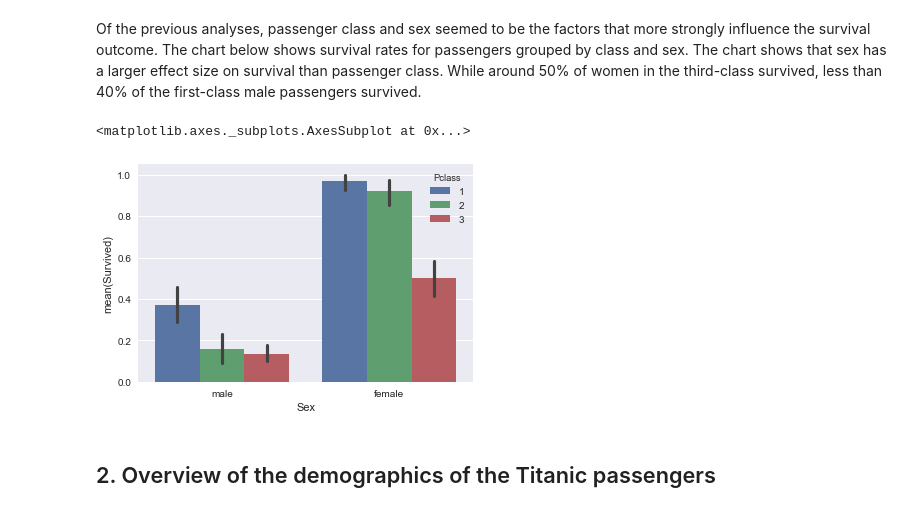
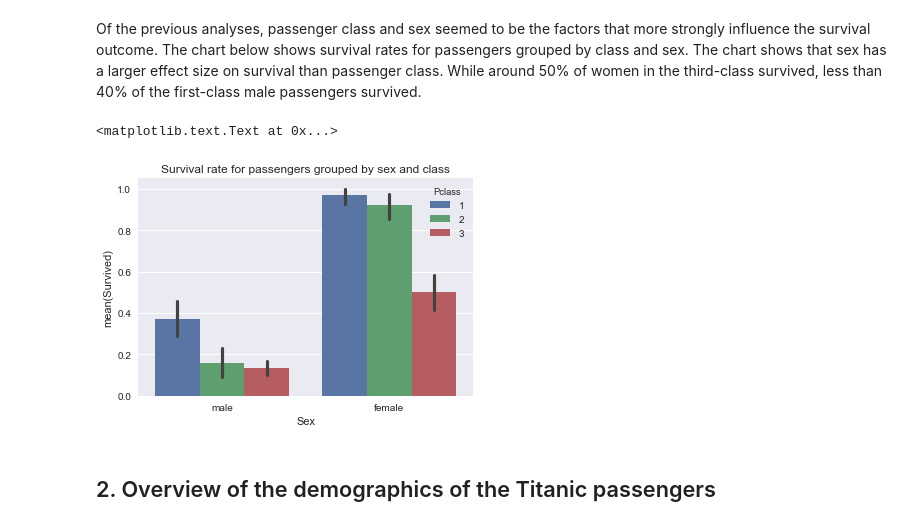
Before and after one commit to DiogoAdaoeSilva/DAND, a Jupyter notebook: p2/Investigate a dataset.ipynb, the cells around one changed output. Drawn from its saved outputs; the diff is of its cells as text; code cells hidden in the pictures.

```diff
--- a/p2/Investigate a dataset.ipynb
+++ b/p2/Investigate a dataset.ipynb
@@ -106,0 +113,23 @@ dropnull_fares_df = titanic_df[titanic_df['Fare']!=0.0]
+# %%
+import numpy as np
+
+# find out how many fares need to be replaced
+print('number of fares to be replaced:')
+print(len(titanic_df[titanic_df['Fare']==0]))
+
+# mean fare value for each passenger class
+print('mean fares by passenger class')
+print(titanic_df.groupby('Pclass')['Fare'].mean())
+
+# create FareNew column, fill with values from 'Fare' column or with the mean age of the respective passenger class
+# the following function was taken from Udacity´s student forum
+def replace_fare(grp):
+    grp['FareNew'] = np.where(((grp['Fare'] ==0) | (grp['Fare'].isnull())), grp['Fare'].mean(),grp['Fare'])
+    return grp
+
+titanic_df = titanic_df.groupby('Pclass').apply(replace_fare)
+
+# print the results to compare
+print(titanic_df[((titanic_df['Fare'] ==0) | (titanic_df['Fare'].isnull()))][['FareNew','Fare','Pclass']])
+
+titanic_df.drop(['Fare'], axis=1, inplace=True)
@@ -106,0 +162,8 @@ dropnull_fares_df = titanic_df[titanic_df['Fare']!=0.0]
+# %%
+# add column 'cabin-letter' with first character of value in column 'Cabin'
+titanic_df['cabin-letter'] = titanic_df['Cabin'].str[0]
+
+# group unique cabin-letter values by passenger class
+for i in range(1,4):
+    print('Pclass {}: {}'.format(i, sorted(titanic_df[titanic_df['Cabin'].notnull()\
+                                                      & (titanic_df['Pclass'] == i)]['cabin-letter'].unique())))
@@ -106,0 +176,3 @@ dropnull_fares_df = titanic_df[titanic_df['Fare']!=0.0]
+# %%
+# remove columns Cabin and cabin-letter
+titanic_df.drop(['Cabin', 'cabin-letter'], axis=1, inplace=True)
@@ -106,0 +181,2 @@ dropnull_fares_df = titanic_df[titanic_df['Fare']!=0.0]
+# %%
+titanic_df['Embarked'].fillna('S', inplace=True)
@@ -326,9 +403,10 @@ The above chart does not contain all outliers, which were excluded by limiting t
 Of the previous analyses, passenger class and sex seemed to be the factors that more strongly influence the survival outcome. The chart below shows survival rates for passengers grouped by class and sex. The chart shows that sex has a larger effect size on survival than passenger class. While around 50% of women in the third-class survived, less than 40% of the first-class male passengers survived.
 # %%
 sns.barplot(x="Sex", y="Survived", hue="Pclass", data=titanic_df)
+plt.title('Survival rate for passengers grouped by sex and class')
 # %% [output]
-<matplotlib.axes._subplots.AxesSubplot at 0x...>
+<matplotlib.text.Text at 0x...>
-[figure, old version]
+[figure, new version]
 # %% [markdown]
 ## 2. Overview of the demographics of the Titanic passengers
 # %% [markdown]
```
Also changed, not shown: parts of 29 cells of this notebook.
